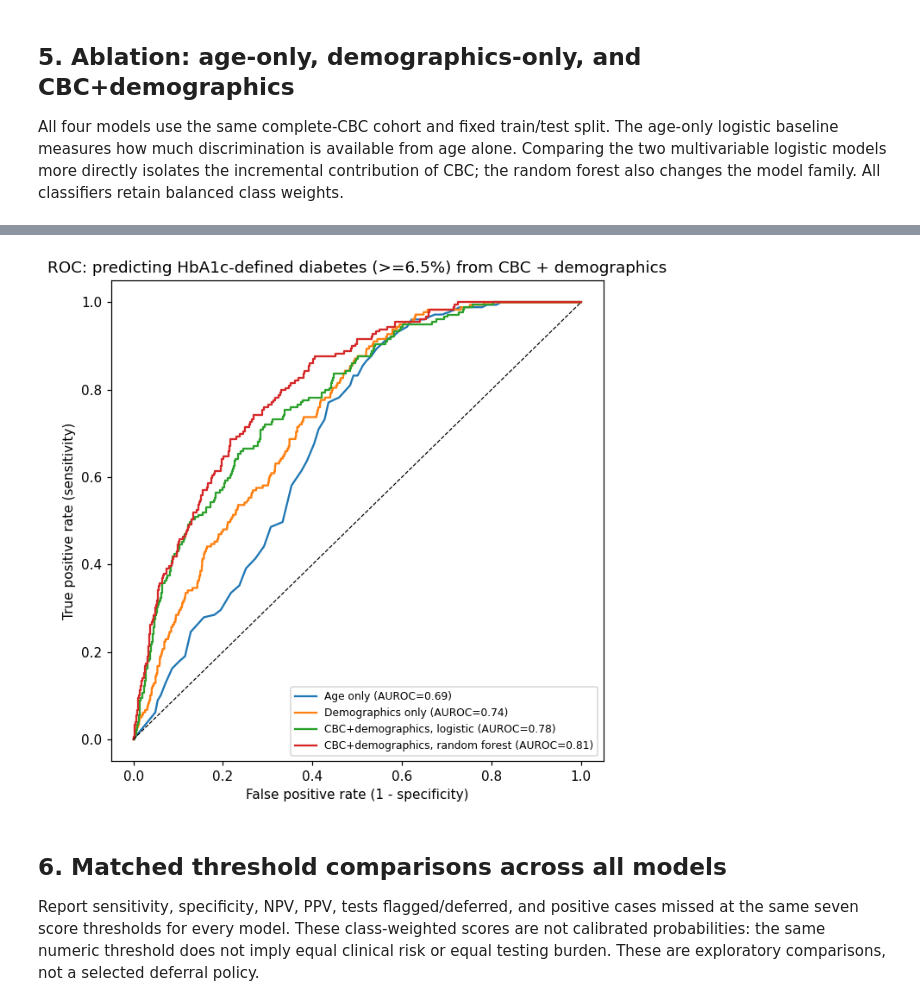
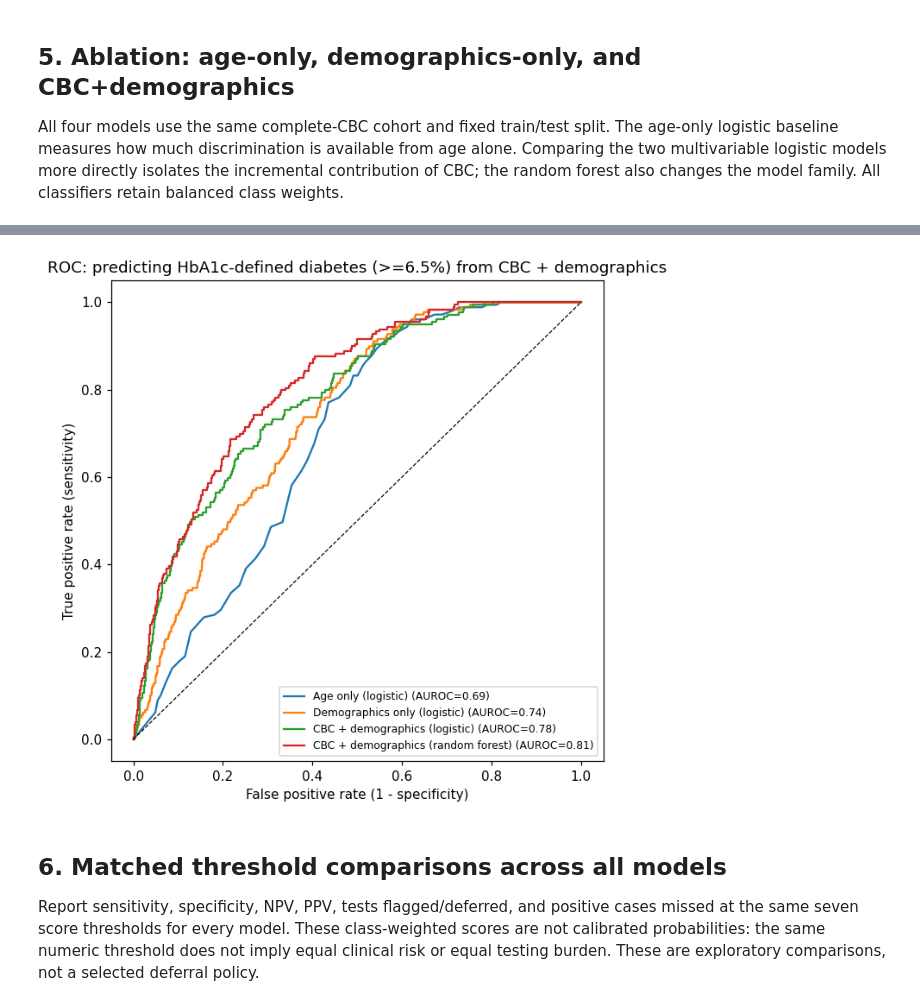
Before and after one commit to hamidsaeed13/VORTEX-BMEN-600-Project, a Jupyter notebook: notebooks/02_baseline_model_and_figures.ipynb, the cells around one changed output, grey strips where cells are left out. Saved outputs shown, nothing was run; the diff lists cells and outputs as text; code cells hidden in the pictures.

```diff
--- a/notebooks/02_baseline_model_and_figures.ipynb
+++ b/notebooks/02_baseline_model_and_figures.ipynb
@@ -201,22 +196,19 @@ CBC + demographics random forest AUROC: 0.811
 CBC + demographics (random forest)  0.811                0.122
 # %%
 plt.figure(figsize=(6, 6))
-for proba, label in [(proba_age, f"Age only (AUROC={auc_age:.2f})"),
-                      (proba_demo, f"Demographics only (AUROC={auc_demo:.2f})"),
-                      (proba_full_lr, f"CBC+demographics, logistic (AUROC={auc_full_lr:.2f})"),
-                      (proba_rf, f"CBC+demographics, random forest (AUROC={auc_rf:.2f})")]:
-    fpr, tpr, _ = roc_curve(y_test, proba)
-    plt.plot(fpr, tpr, label=label)
+for name, scores in model_scores.items():
+    fpr, tpr, _ = roc_curve(y_test, scores)
+    plt.plot(fpr, tpr, label=f"{name} (AUROC={model_aucs[name]:.2f})")
 plt.plot([0, 1], [0, 1], "k--", linewidth=0.8)
 plt.xlabel("False positive rate (1 - specificity)")
 plt.ylabel("True positive rate (sensitivity)")
 plt.title("ROC: predicting HbA1c-defined diabetes (>=6.5%) from CBC + demographics")
 plt.legend(loc="lower right", fontsize=8)
 plt.tight_layout()
 plt.savefig(assets_dir / "fig_roc_curves.png", dpi=160)
 plt.show()
 # %% [output]
-[figure, old version]
+[figure, new version]
 # %% [markdown]
 ## 6. Matched threshold comparisons across all models
 
```
Also changed, not shown: parts of 3 cells of this notebook, 3 other files.
